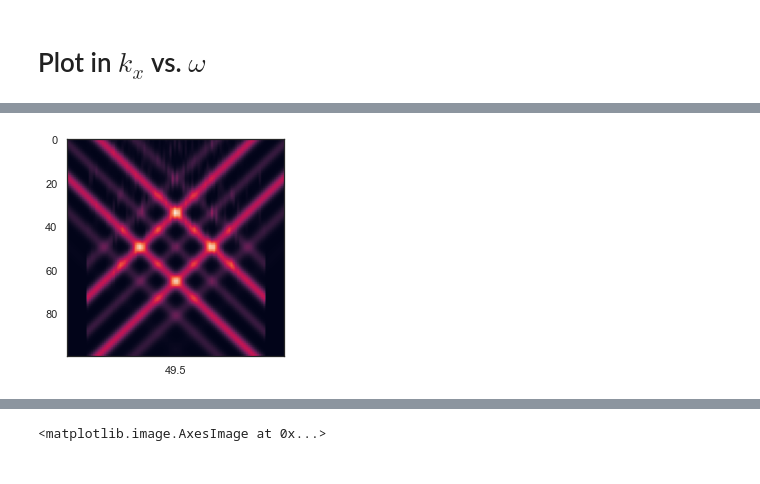
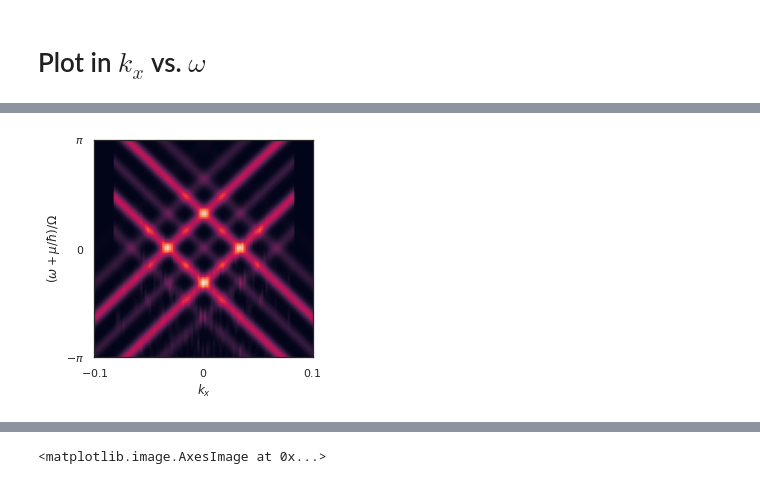
Before and after one commit to leogoutte/floquet, a Jupyter notebook: floquet_clean.ipynb, the cells around one changed output, grey strips where cells are left out. Saved outputs shown, nothing was run; the diff lists cells and outputs as text; code cells hidden in the pictures.

```diff
--- a/floquet_clean.ipynb
+++ b/floquet_clean.ipynb
@@ -338,9 +317,13 @@ done 99
 # %%
 plt.imshow(P.T)
-plt.xticks([coord_to_res(0,0.1,-0.1,100)])
+plt.ylim(0,99)
+plt.xticks(coord_to_res(np.asarray([-0.1,0.0,0.1]),x_up=0.1,x_low=-0.1,res=100),labels=[r"$-0.1$",r"$0$",r"$0.1$"])
+plt.yticks(coord_to_res(np.asarray([-np.pi,0.,np.pi]),x_up=np.pi,x_low=-np.pi,res=100),labels=[r"$-\pi$",r"$0$",r"$\pi$"])
+plt.ylabel(r"$(\omega + \mu/\hbar)/\Omega$")
+plt.xlabel(r"$k_x$")
 plt.show()
 # %% [output]
-[figure, old version]
+[figure, new version]
 # %%
 P = PhotocurrentArrayWK(ky=0,t0=-100,v=v,mu=mu,eE0=eE0,Omega=Omega,Tpump=Tpump,Tprobe=Tprobe)
 # %% [output]
```
Also changed, not shown: parts of 7 cells of this notebook, 6 other files.
